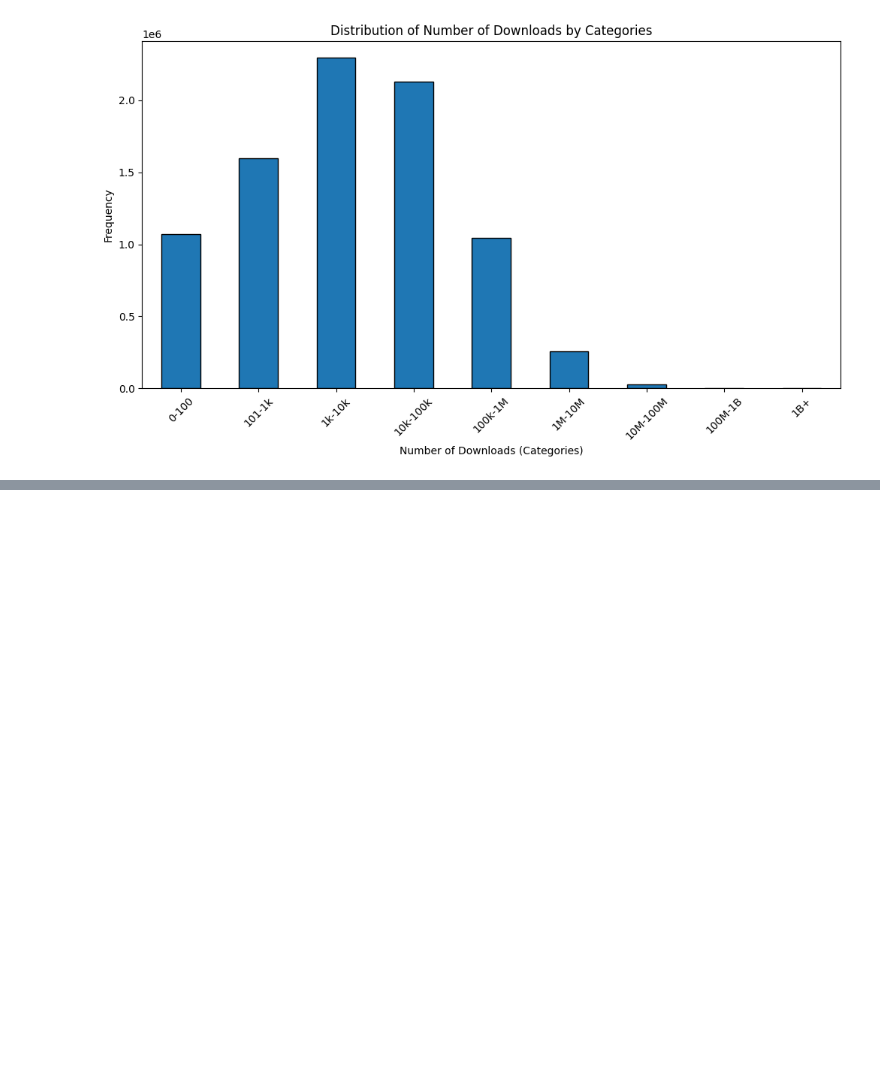
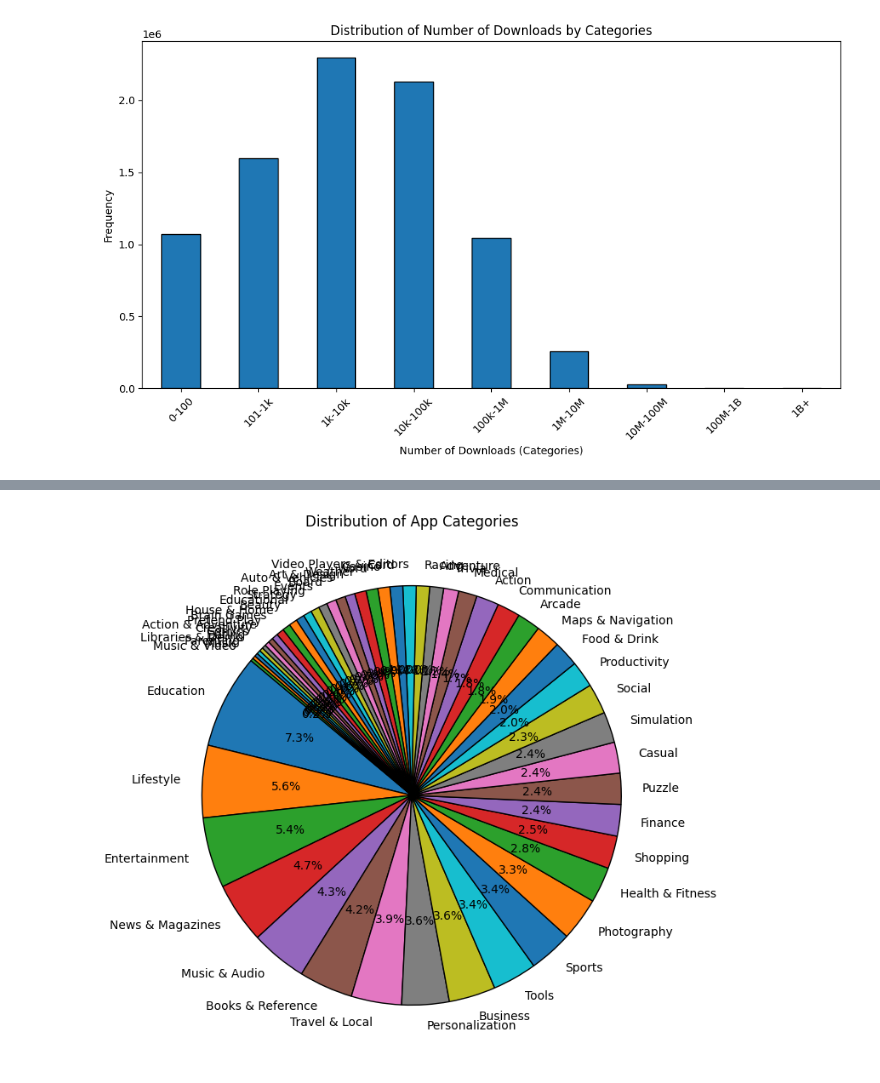
Before and after one commit to kevinmout/SBM, a Jupyter notebook: EDA.ipynb, the cells around one changed output, grey strips where cells are left out. Saved outputs shown, nothing was run; the diff lists cells and outputs as text; code cells hidden in the pictures; blank space fills up the shorter version.

```diff
--- a/EDA.ipynb
+++ b/EDA.ipynb
@@ -57,6 +96,23 @@ sdk_type               object         8280077      142474             1.691578
 # %%
 # drop whats_new column, privacy_policy, domains, user_agents, uninstall_date, deactivation_date, activation_date
-df_new = df_new.drop(columns=['whats_new', 'privacy_policy', 'domains', 'user_agents', 'uninstall_date', 'deactivation_date', 'activation_date'])
+df_new = df.drop(columns=[
+    'id',
+    'whats_new',
+    'privacy_policy',
+    'domains',
+    'user_agents',
+    'uninstall_date',
+    'deactivation_date',
+    'activation_date',
+    'email_to',
+    'permissions',
+    'my_app_id',
+    'software_version',
+    'operating_system',
+    'visit_website',
+    'present',
+    'install_date'
+])
 # %%
 dataframe_summary(df_new)
 # %% [output]
@@ -204,0 +323,14 @@ array(['Entertainment', 'Tools', 'Books & Reference', 'Puzzle', 'Sports',
+# %%
+category_counts = df_new['categ_app'].value_counts()
+
+plt.figure(figsize=(8, 8))
+
+category_counts.plot(kind='pie', autopct='%1.1f%%', startangle=140, wedgeprops={'edgecolor': 'black'})
+
+plt.title("Distribution of App Categories")
+
+plt.ylabel("")  # Hide y-axis label for cleaner look
+
+plt.show()
+# %% [output]
+[figure, added]
```
Also changed, not shown: parts of 51 cells of this notebook, 1 other file.
